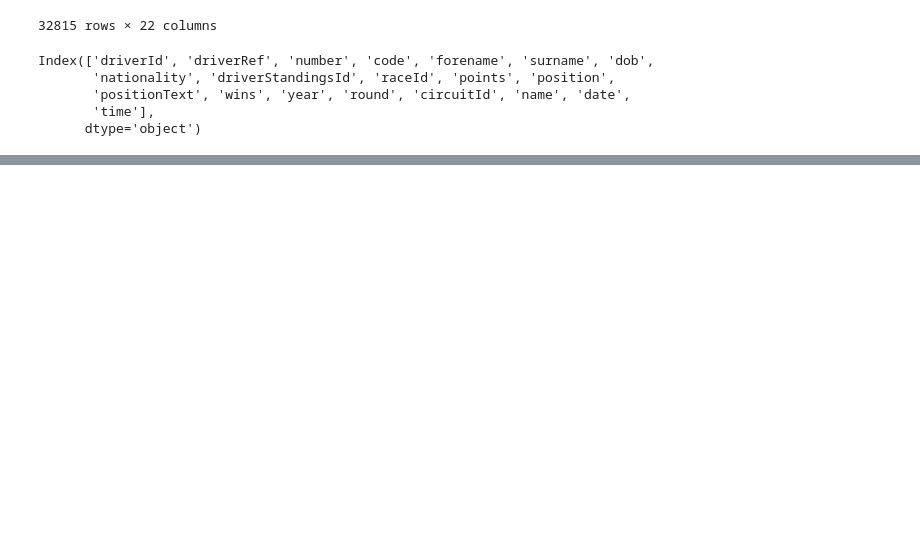
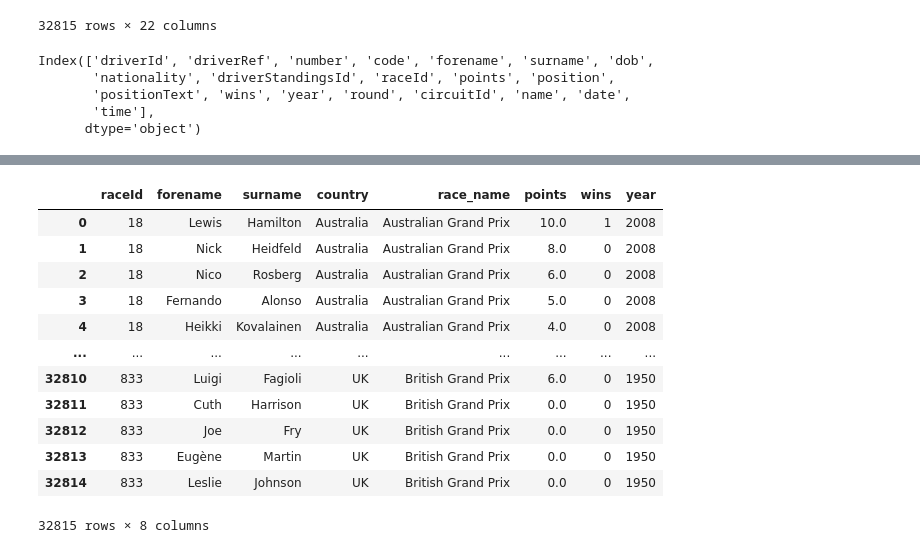
Before and after one commit to Vincent-glitch/ML-Project, a Jupyter notebook: notebooks/Formula.ipynb, the cells around one changed output, grey strips where cells are left out. Saved outputs shown, nothing was run; the diff lists cells and outputs as text; code cells hidden in the pictures; blank space fills up the shorter version.

Commit message:
Added Drivers_Race_Data

```diff
--- a/notebooks/Formula.ipynb
+++ b/notebooks/Formula.ipynb
@@ -134,0 +137,2 @@ Drivers_New.to_csv("../Modified/Driver_Info.csv",header=True,index=False)
+# %%
+races_circuits_final_df = pd.read_csv("../data/Modified/races_circuits_final.csv")
@@ -134,0 +153,22 @@ Drivers_New.to_csv("../Modified/Driver_Info.csv",header=True,index=False)
+# %%
+Drivers_New.drop(columns=['year'],inplace=True)
+# %%
+Drivers_Country_Race_Data = Drivers_New.merge(races_circuits_final_df ,on='raceId',)
+# %%
+Drivers_Race_Data = Drivers_Country_Race_Data[['raceId','forename','surname','country','race_name','points','wins','year']]
+# %%
+Drivers_Race_Data
+# %% [output]
+|  | raceId | forename | surname | country | race_name | points | wins | year |
+| 0 | 18 | Lewis | Hamilton | Australia | Australian Grand Prix | 10.0 | 1 | 2008 |
+| 1 | 18 | Nick | Heidfeld | Australia | Australian Grand Prix | 8.0 | 0 | 2008 |
+| 2 | 18 | Nico | Rosberg | Australia | Australian Grand Prix | 6.0 | 0 | 2008 |
+| 3 | 18 | Fernando | Alonso | Australia | Australian Grand Prix | 5.0 | 0 | 2008 |
+| 4 | 18 | Heikki | Kovalainen | Australia | Australian Grand Prix | 4.0 | 0 | 2008 |
+| ... | ... | ... | ... | ... | ... | ... | ... | ... |
+| 32810 | 833 | Luigi | Fagioli | UK | British Grand Prix | 6.0 | 0 | 1950 |
+| 32811 | 833 | Cuth | Harrison | UK | British Grand Prix | 0.0 | 0 | 1950 |
+| 32812 | 833 | Joe | Fry | UK | British Grand Prix | 0.0 | 0 | 1950 |
+| 32813 | 833 | Eugène | Martin | UK | British Grand Prix | 0.0 | 0 | 1950 |
+| 32814 | 833 | Leslie | Johnson | UK | British Grand Prix | 0.0 | 0 | 1950 |
+32815 rows × 8 columns
```
Also changed, not shown: parts of 13 cells of this notebook, 4 other files.
